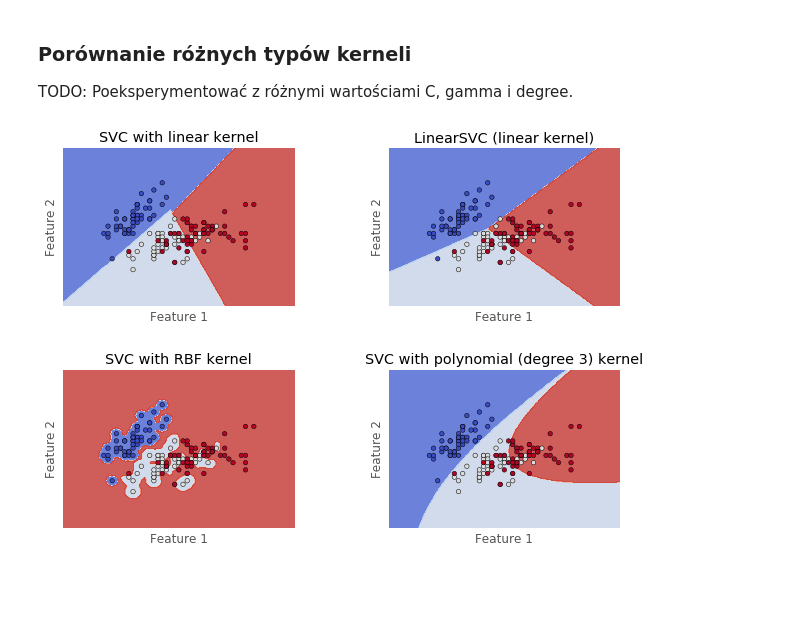
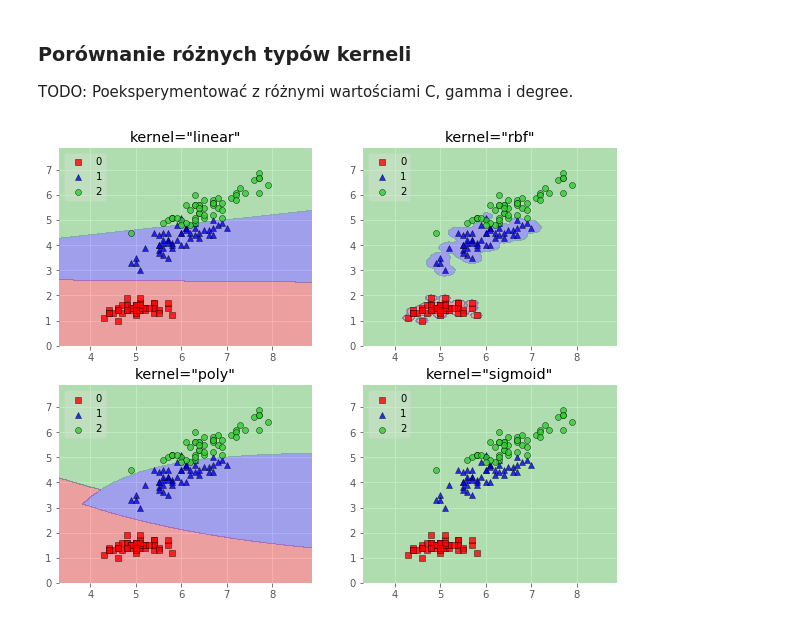
Before and after one commit to msieniawski/mro-svm, a Jupyter notebook: svm-demo.ipynb, the cells around one changed output. Saved outputs shown, nothing was run; the diff lists cells and outputs as text; code cells hidden in the pictures; blank space fills up the shorter version.

```diff
--- a/svm-demo.ipynb
+++ b/svm-demo.ipynb
@@ -107,46 +82,38 @@ plt.show()
 # %% [markdown]
 ### Porównanie różnych typów kerneli
 TODO: Poeksperymentować z różnymi wartościami C, gamma i degree.
-# %%
-# import some data to play with
-iris = datasets.load_iris()
-# Take the first two features. We could avoid this by using a two-dim dataset
-X = iris.data[:, :2]
-y = iris.target
-
-# we create an instance of SVM and fit out data. We do not scale our
-# data since we want to plot the support vectors
-C = 1.0  # SVM regularization parameter
-models = (svm.SVC(kernel='linear', C=C),
-          svm.LinearSVC(C=C),
-          svm.SVC(kernel='rbf', gamma=99.7, C=C),
-          svm.SVC(kernel='poly', degree=3, C=C))
-models = (clf.fit(X, y) for clf in models)
-
-# title for the plots
-titles = ('SVC with linear kernel',
-          'LinearSVC (linear kernel)',
-          'SVC with RBF kernel',
-          'SVC with polynomial (degree 3) kernel')
-
-# Set-up 2x2 grid for plotting.
-fig, sub = plt.subplots(2, 2, figsize=(10, 7))
-plt.subplots_adjust(wspace=0.4, hspace=0.4)
-
-X0, X1 = X[:, 0], X[:, 1]
-xx, yy = make_meshgrid(X0, X1)
-
-for clf, title, ax in zip(models, titles, sub.flatten()):
-    plot_contours(ax, clf, xx, yy, cmap=plt.cm.coolwarm, alpha=0.8)
-    ax.scatter(X0, X1, c=y, cmap=plt.cm.coolwarm, s=20, edgecolors='k')
-    ax.set_xlim(xx.min(), xx.max())
-    ax.set_ylim(yy.min(), yy.max())
-    ax.set_xlabel('Feature 1')
-    ax.set_ylabel('Feature 2')
-    ax.set_xticks(())
-    ax.set_yticks(())
-    ax.set_title(title)
-
-plt.show()
-# %% [output]
-[figure, removed]
+# %%
+# Initializing Classifiers
+C = 1.0
+gamma = 99.7
+degree = 3
+coef0 = 4.5
+
+clf1 = svm.SVC(kernel='linear', C=C)
+clf2 = svm.SVC(kernel='rbf', gamma=gamma, C=C)
+clf3 = svm.SVC(kernel='poly', degree=degree, coef0=coef0, C=C)
+clf4 = svm.SVC(kernel='sigmoid', coef0=coef0, C=C)
+
+# Loading some example data
+iris = datasets.load_iris()
+X = iris.data[:, [0,2]]
+y = iris.target
+
+
+gs = gridspec.GridSpec(2, 2)
+
+fig = plt.figure(figsize=(10,8))
+
+labels = ['kernel="linear"', 'kernel="rbf"', 'kernel="poly"', 'kernel="sigmoid"']
+for clf, lab, grd in zip([clf1, clf2, clf3, clf4],
+                         labels,
+                         itertools.product([0, 1], repeat=2)):
+
+    clf.fit(X, y)
+    ax = plt.subplot(gs[grd[0], grd[1]])
+    fig = plot_decision_regions(X=X, y=y, clf=clf, legend=2)
+    plt.title(lab)
+
+plt.show()
+# %% [output]
+[figure, added]
```
Also changed, not shown: parts of 8 cells of this notebook.
